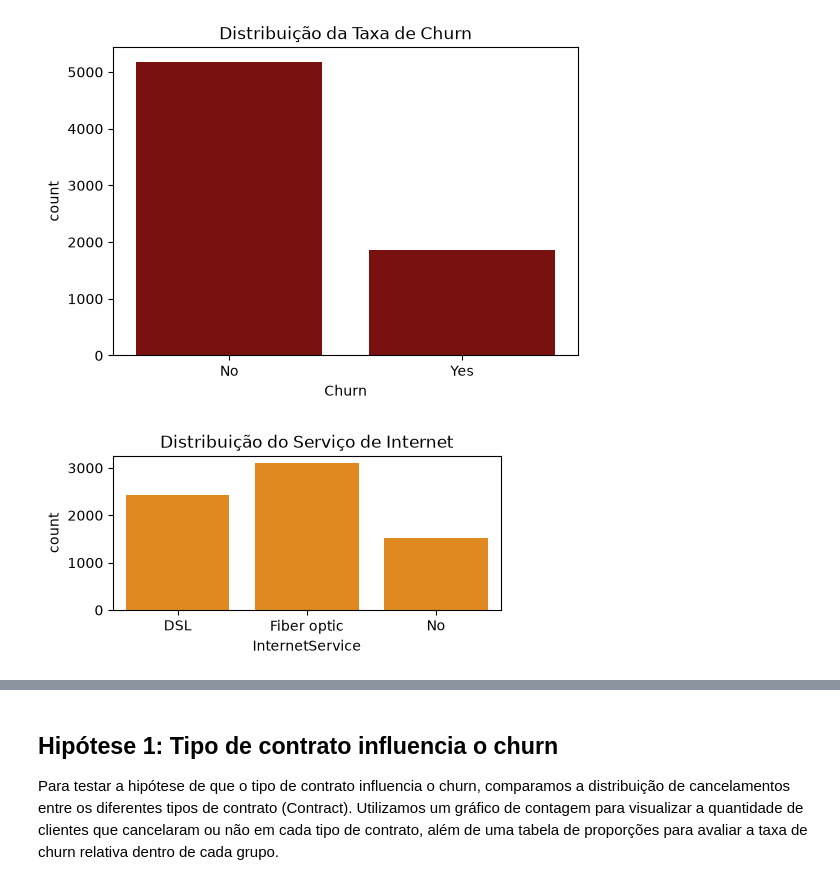
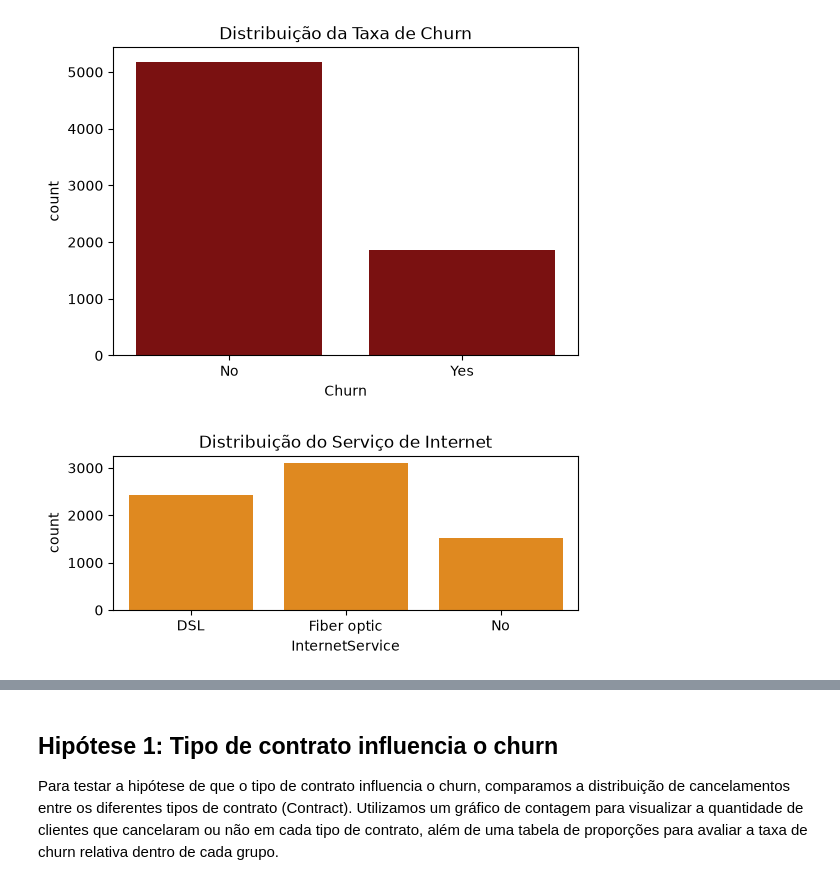
Before and after one commit to rouxstuff/churn_analysis, a Jupyter notebook: churn_analysis.ipynb, the cells around one changed output, grey strips where cells are left out. Cells and saved outputs as stored; diff of their text form; code cells hidden in the pictures.

```diff
--- a/churn_analysis.ipynb
+++ b/churn_analysis.ipynb
@@ -103,9 +103,9 @@ plt.show()
 # %% [output]
 [figure]
 # %%
-plt.figure(figsize=(5,2))
+plt.figure(figsize=(6,2))
 sns.countplot(data, x='InternetService', color='darkorange')
 plt.title('Distribuição do Serviço de Internet')
 plt.show()
 # %% [output]
-[figure, old version]
+[figure, new version]
```
Also changed, not shown: parts of 2 cells of this notebook.
